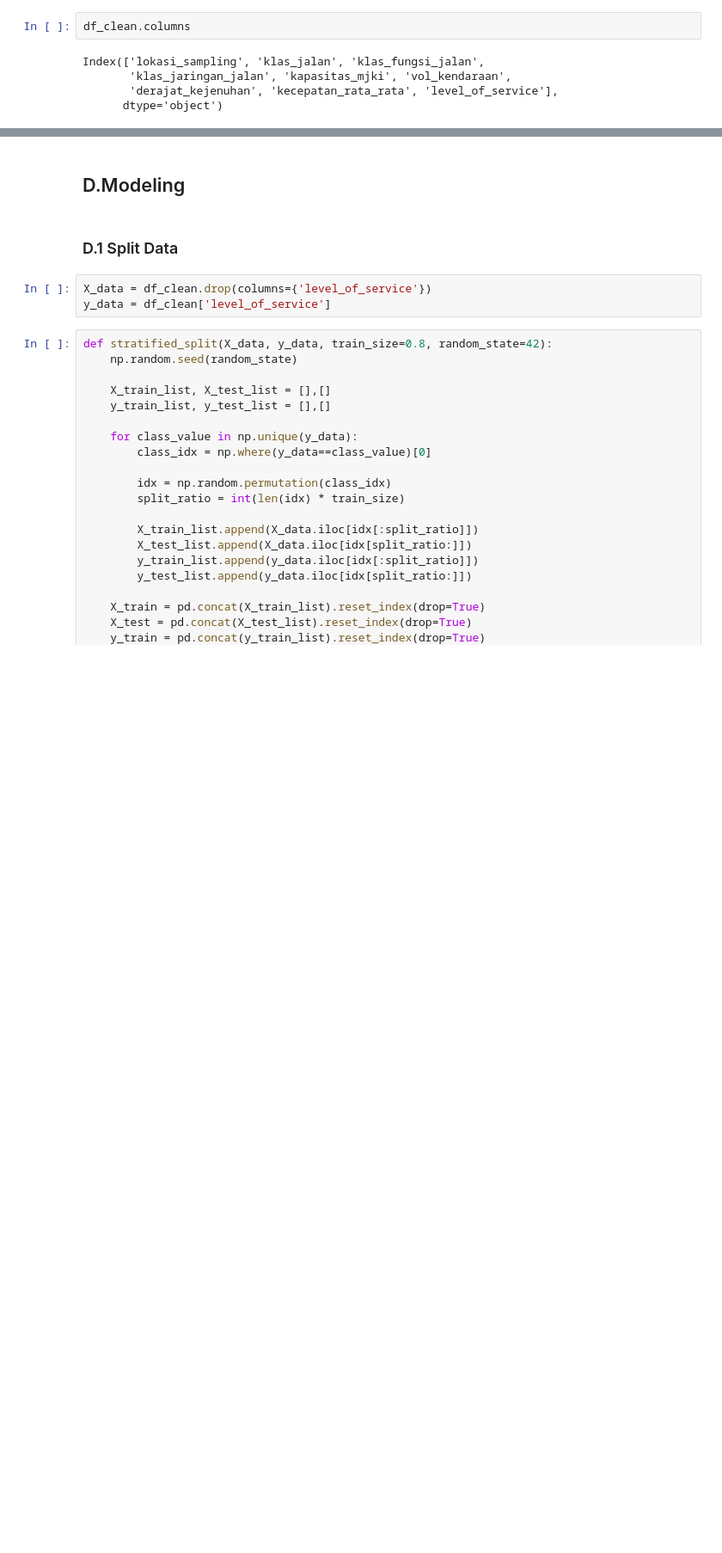
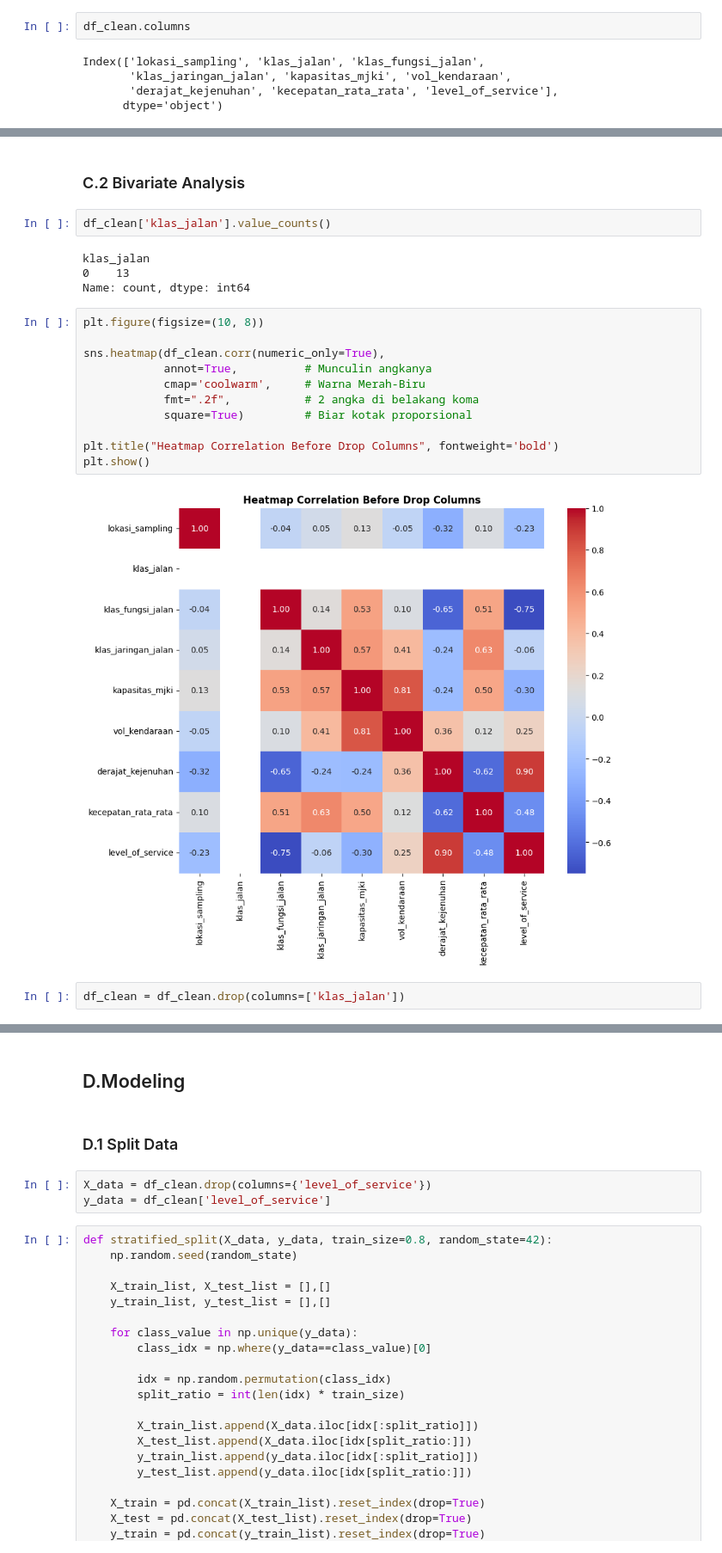
Before and after one commit to ghatpreneur/Data-Analytics-Project, a Jupyter notebook: Traffic Level of Service/Surabaya.ipynb, the cells around one changed output, grey strips where cells are left out. Shown at 86% size. Saved outputs shown, nothing was run; the diff lists cells and outputs as text; blank space fills up the shorter version.

```diff
--- a/Traffic Level of Service/Surabaya.ipynb
+++ b/Traffic Level of Service/Surabaya.ipynb
@@ -203,0 +222,23 @@ Text(0, 0.5, '')
+# %% [markdown]
+### C.2 Bivariate Analysis
+# %%
+df_clean['klas_jalan'].value_counts()
+# %% [output]
+klas_jalan
+0    13
+Name: count, dtype: int64
+# %%
+plt.figure(figsize=(10, 8))
+
+sns.heatmap(df_clean.corr(numeric_only=True),
+            annot=True,          # Munculin angkanya
+            cmap='coolwarm',     # Warna Merah-Biru
+            fmt=".2f",           # 2 angka di belakang koma
+            square=True)         # Biar kotak proporsional
+
+plt.title("Heatmap Correlation Before Drop Columns", fontweight='bold')
+plt.show()
+# %% [output]
+[figure, added]
+# %%
+df_clean = df_clean.drop(columns=['klas_jalan'])
```
Also changed, not shown: parts of 14 cells of this notebook.
